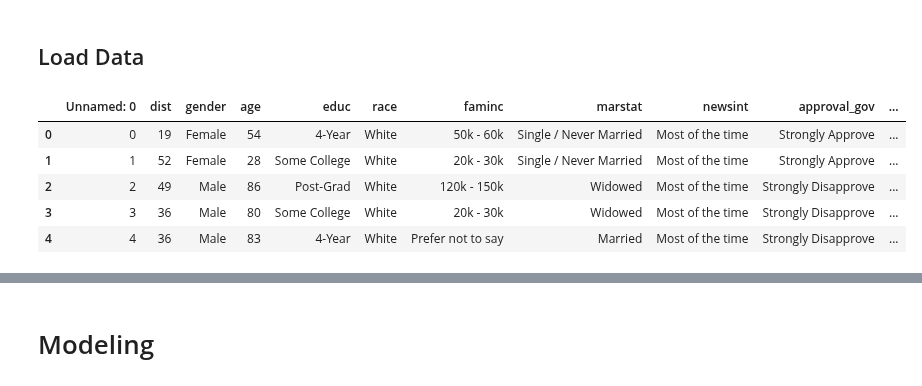
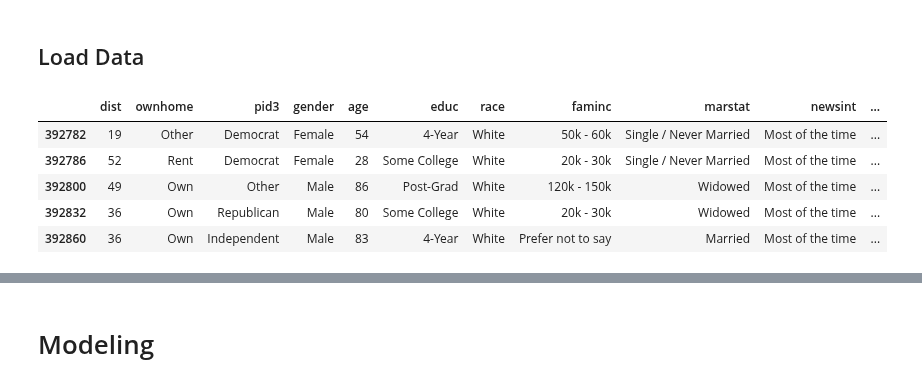
Before and after one commit to creigsantiago/GA-Project-5, a Jupyter notebook: Modeling_NaiveBayes_NeuralNets.ipynb, the cells around one changed output, grey strips where cells are left out. Saved outputs shown, nothing was run; the diff lists cells and outputs as text; code cells hidden in the pictures.

```diff
--- a/Modeling_NaiveBayes_NeuralNets.ipynb
+++ b/Modeling_NaiveBayes_NeuralNets.ipynb
@@ -31,12 +31,12 @@ from tensorflow.keras.wrappers.scikit_learn import KerasClassifier
 ## Load Data
 # %%
 # read data
-df=pd.read_csv('./data/2018_gov_clean.csv')
+df=pd.read_csv('./data/2018_gov_clean1.csv', index_col=0)
 df.head()
 # %% [output]
-|  | Unnamed: 0 | dist | gender | age | educ | race | faminc | marstat | newsint | approval_gov | ... |
-| 0 | 0 | 19 | Female | 54 | 4-Year | White | 50k - 60k | Single / Never Married | Most of the time | Strongly Approve | ... |
-| 1 | 1 | 52 | Female | 28 | Some College | White | 20k - 30k | Single / Never Married | Most of the time | Strongly Approve | ... |
-| 2 | 2 | 49 | Male | 86 | Post-Grad | White | 120k - 150k | Widowed | Most of the time | Strongly Disapprove | ... |
-| 3 | 3 | 36 | Male | 80 | Some College | White | 20k - 30k | Widowed | Most of the time | Strongly Disapprove | ... |
-| 4 | 4 | 36 | Male | 83 | 4-Year | White | Prefer not to say | Married | Most of the time | Strongly Disapprove | ... |
+|  | dist | ownhome | pid3 | gender | age | educ | race | faminc | marstat | newsint | ... |
+| 392782 | 19 | Other | Democrat | Female | 54 | 4-Year | White | 50k - 60k | Single / Never Married | Most of the time | ... |
+| 392786 | 52 | Rent | Democrat | Female | 28 | Some College | White | 20k - 30k | Single / Never Married | Most of the time | ... |
+| 392800 | 49 | Own | Other | Male | 86 | Post-Grad | White | 120k - 150k | Widowed | Most of the time | ... |
+| 392832 | 36 | Own | Republican | Male | 80 | Some College | White | 20k - 30k | Widowed | Most of the time | ... |
+| 392860 | 36 | Own | Independent | Male | 83 | 4-Year | White | Prefer not to say | Married | Most of the time | ... |
```
Also changed, not shown: parts of 93 cells of this notebook, 4 other files.
